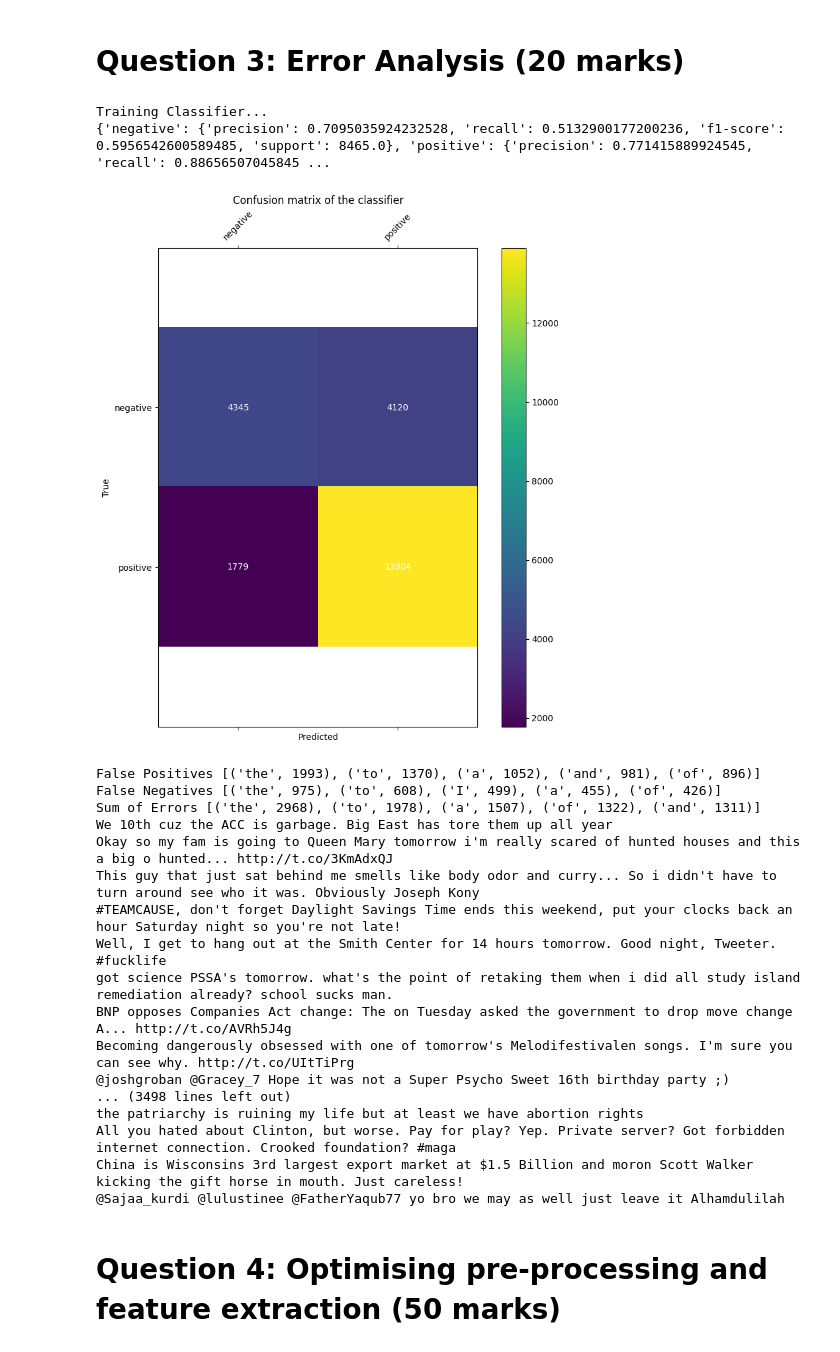
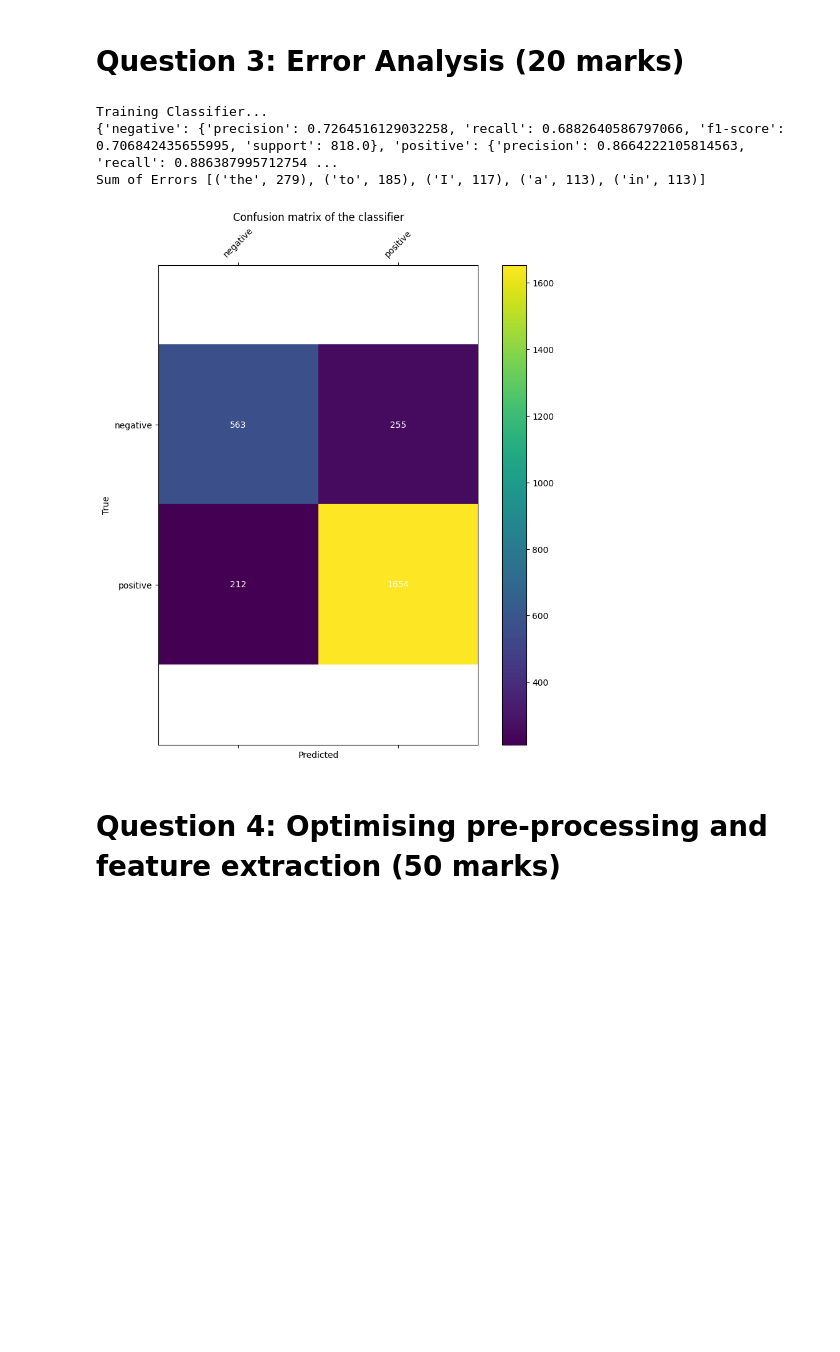
Before and after one commit to nik3348/ECS763-NLP, a Jupyter notebook: ecs763-coursework1/NLP_Assignment_1.ipynb, the cells around one changed output. Drawn from its saved outputs; the diff is of its cells as text; code cells hidden in the pictures; blank space fills up the shorter version.

```diff
--- a/ecs763-coursework1/NLP_Assignment_1.ipynb
+++ b/ecs763-coursework1/NLP_Assignment_1.ipynb
@@ -243,74 +243,72 @@ def confusion_matrix_heatmap(y_test, preds, labels):
     plt.show()
 # %%
 # solution
-fold_size = int(len(train_data)/10) + 1
-test_set = train_data[fold_size:]
-train_set = train_data[:fold_size]
+fold_size = int(len(train_data) / 10) + 1
+train_set = train_data[fold_size:]
+test_set = train_data[:fold_size]
 test_features, test_labels = zip(*test_set)
+
+training_samples = int((0.8 * len(raw_data)))
+raw_test_set = raw_data[:training_samples]
+raw_test_set = raw_test_set[fold_size:]
 
 classifier = train_classifier(train_set)
 predictions = predict_labels(test_features, classifier)
 report = classification_report(test_labels, predictions, output_dict=True)
 print(report)
-confusion_matrix_heatmap(test_labels, predictions, labels=['negative', 'positive'])
 
 index_to_feature = {v: k for k, v in global_feature_dict.items()}
 false_positive_features = {}
 false_negative_features = {}
 false_features = {}
-results = []
+false_positive_results = []
+false_negative_results = []
 
 for idx, value in enumerate(test_features):
-    sentences = []
-
     if test_labels[idx] == "negative" and predictions[idx] == "positive":
         for feature_idx, count in value.items():
             feature = index_to_feature.get(feature_idx)
-            false_positive_features[feature] = false_positive_features.get(feature, 0) + 1
-            sentences.append(feature)
-        results.append(sentences)
+            false_positive_features[feature] = (
+                false_positive_features.get(feature, 0) + 1
+            )
+        false_positive_results.append(f"{raw_test_set[idx][1]} {raw_test_set[idx][0]}")
 
     if test_labels[idx] == "positive" and predictions[idx] == "negative":
         for feature_idx, count in value.items():
             feature = index_to_feature.get(feature_idx)
-            false_negative_features[feature] = false_negative_features.get(feature, 0) + 1
+            false_negative_features[feature] = (
+                false_negative_features.get(feature, 0) + 1
+            )
+        false_negative_results.append(f"{raw_test_set[idx][1]} {raw_test_set[idx][0]}")
 
     if test_labels[idx] != predictions[idx]:
         for feature_idx, count in value.items():
             feature = index_to_feature.get(feature_idx)
             false_features[feature] = false_features.get(feature, 0) + 1
 
 sorted_fp = sorted(false_positive_features.items(), key=lambda x: x[1], reverse=True)
 sorted_fn = sorted(false_negative_features.items(), key=lambda x: x[1], reverse=True)
 sorted_f = sorted(false_features.items(), key=lambda x: x[1], reverse=True)
 
-print(f"False Positives {sorted_fp[:5]}")
-print(f"False Negatives {sorted_fn[:5]}")
 print(f"Sum of Errors {sorted_f[:5]}")
+with open("false_positives.txt", "w") as f:
+    f.write(f"False Positives {sorted_fp[:5]}\n\n")
+    f.write("\n".join(false_positive_results))
 
-for sentence in results:
-    print(" ".join(sentence))
+with open("false_negatives.txt", "w") as f:
+    f.write(f"False Negatives {sorted_fn[:5]}\n\n")
+    f.write("\n".join(false_negative_results))
+
+with open("global_feature_dict.txt", "w") as f:
+    for item in global_feature_dict.items():
+        f.write(f"{item}\n")
+
+confusion_matrix_heatmap(test_labels, predictions, labels=["negative", "positive"])
 # %% [output]
 Training Classifier...
-{'negative': {'precision': 0.7095035924232528, 'recall': 0.5132900177200236, 'f1-score': 0.5956542600589485, 'support': 8465.0}, 'positive': {'precision': 0.771415889924545, 'recall': 0.88656507045845 ...
+{'negative': {'precision': 0.7264516129032258, 'recall': 0.6882640586797066, 'f1-score': 0.706842435655995, 'support': 818.0}, 'positive': {'precision': 0.8664222105814563, 'recall': 0.886387995712754 ...
+Sum of Errors [('the', 279), ('to', 185), ('I', 117), ('a', 113), ('in', 113)]
-[figure, old version]
+[figure, new version]
-False Positives [('the', 1993), ('to', 1370), ('a', 1052), ('and', 981), ('of', 896)]
-False Negatives [('the', 975), ('to', 608), ('I', 499), ('a', 455), ('of', 426)]
-Sum of Errors [('the', 2968), ('to', 1978), ('a', 1507), ('of', 1322), ('and', 1311)]
-We 10th cuz the ACC is garbage. Big East has tore them up all year
-Okay so my fam is going to Queen Mary tomorrow i'm really scared of hunted houses and this a big o hunted... http://t.co/3KmAdxQJ
-This guy that just sat behind me smells like body odor and curry... So i didn't have to turn around see who it was. Obviously Joseph Kony
-#TEAMCAUSE, don't forget Daylight Savings Time ends this weekend, put your clocks back an hour Saturday night so you're not late!
-Well, I get to hang out at the Smith Center for 14 hours tomorrow. Good night, Tweeter. #fucklife
-got science PSSA's tomorrow. what's the point of retaking them when i did all study island remediation already? school sucks man.
-BNP opposes Companies Act change: The on Tuesday asked the government to drop move change A... http://t.co/AVRh5J4g
-Becoming dangerously obsessed with one of tomorrow's Melodifestivalen songs. I'm sure you can see why. http://t.co/UItTiPrg
-@joshgroban @Gracey_7 Hope it was not a Super Psycho Sweet 16th birthday party ;)
-... (3498 lines left out)
-the patriarchy is ruining my life but at least we have abortion rights
-All you hated about Clinton, but worse. Pay for play? Yep. Private server? Got forbidden internet connection. Crooked foundation? #maga
-China is Wisconsins 3rd largest export market at $1.5 Billion and moron Scott Walker kicking the gift horse in mouth. Just careless!
-@Sajaa_kurdi @lulustinee @FatherYaqub77 yo bro we may as well just leave it Alhamdulilah
 # %% [markdown]
 # Question 4: Optimising pre-processing and feature extraction (50 marks)
 # %% [markdown]
```
Also changed, not shown: parts of 1 cell of this notebook, 4 other files.
